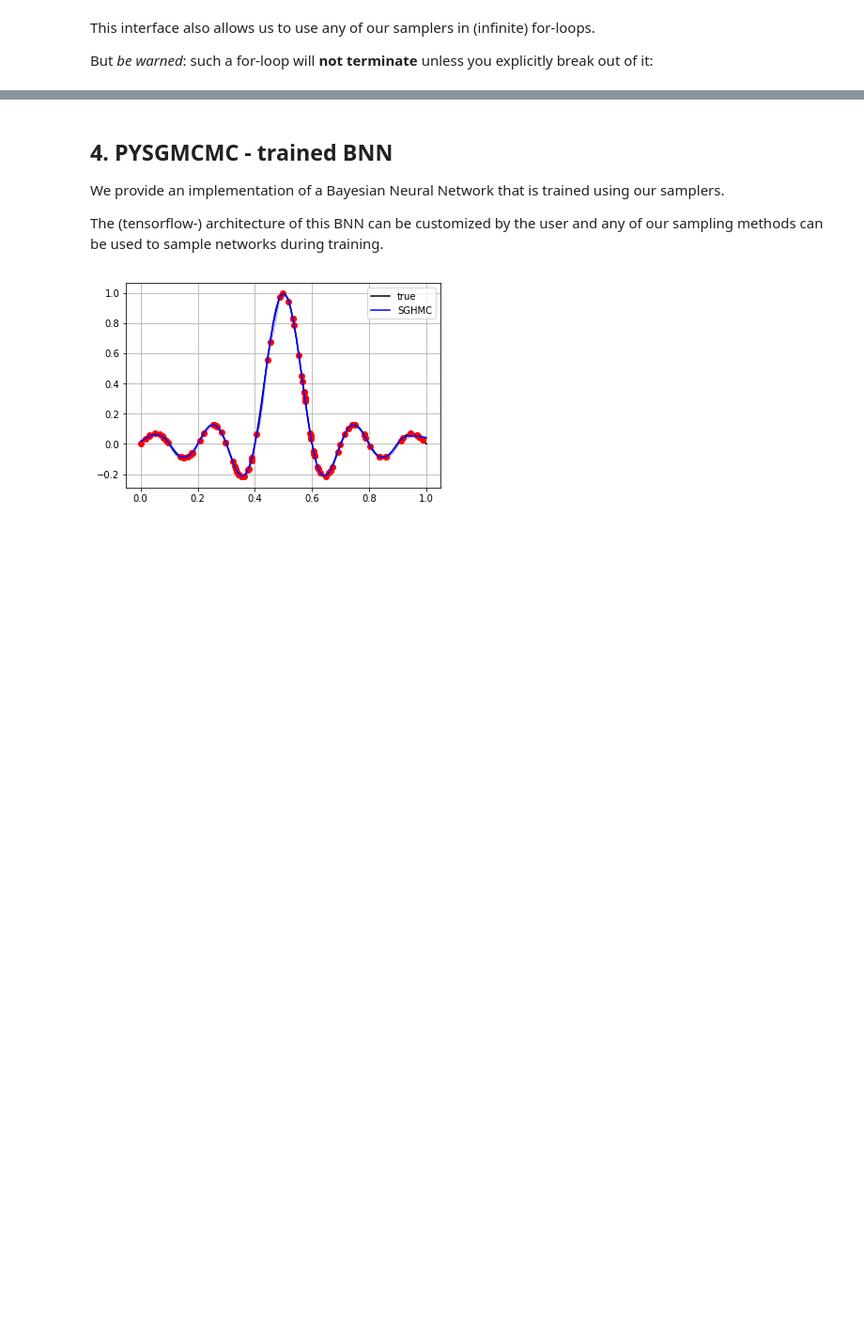
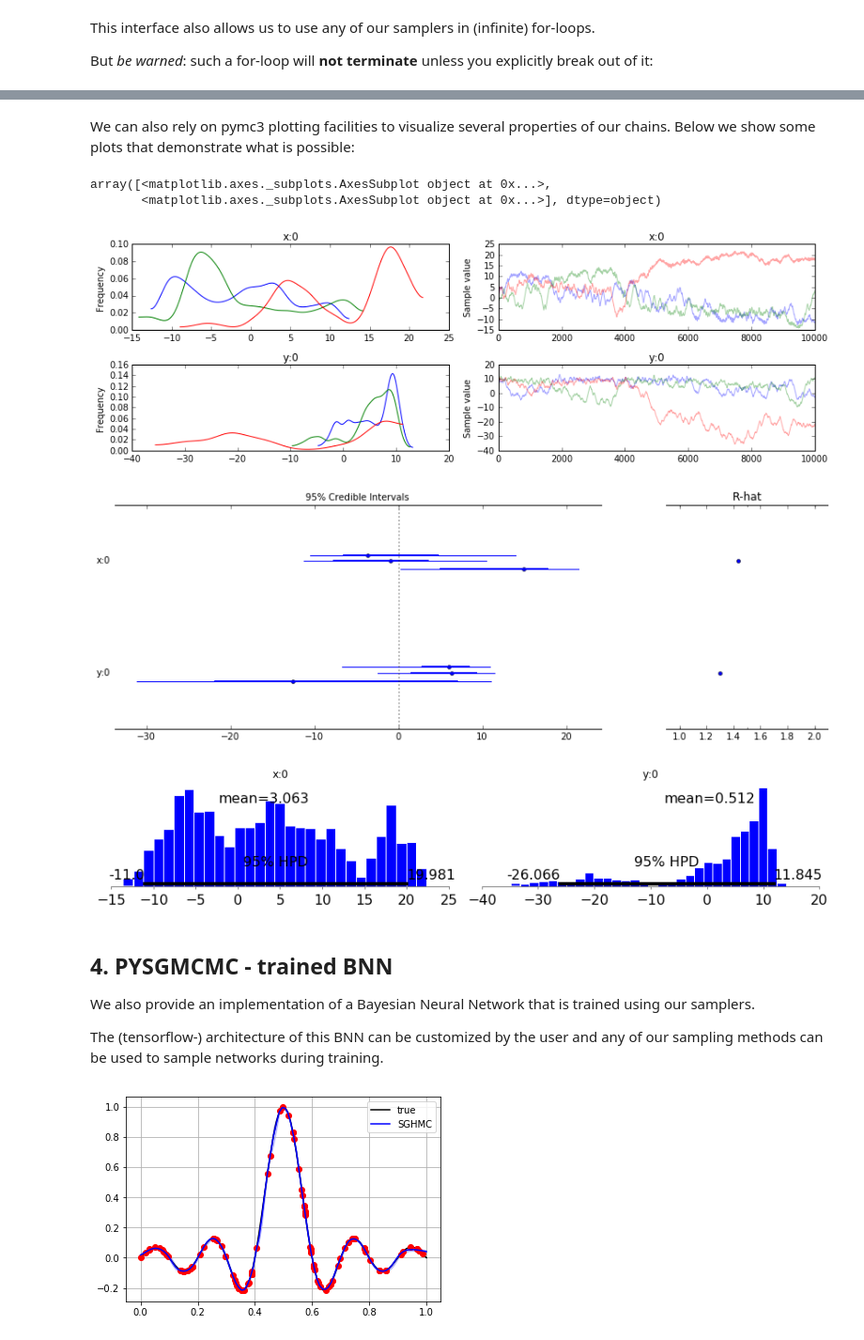
Before and after one commit to MFreidank/pysgmcmc, a Jupyter notebook: docs/source/notebooks/api_quickstart.ipynb, the cells around one changed output, grey strips where cells are left out. Shown at 94% size. Drawn from its saved outputs; the diff is of its cells as text; code cells hidden in the pictures; blank space fills up the shorter version.

```diff
--- a/docs/source/notebooks/api_quickstart.ipynb
+++ b/docs/source/notebooks/api_quickstart.ipynb
@@ -219,10 +272,31 @@ pymc3_multitrace(get_sampler, n_chains=2, samples_per_chain=100, parameter_names
     Examples
     ----------
     TODO ADD EXAMPLE
+# %% [markdown]
+We can also rely on pymc3 plotting facilities to visualize several properties of our chains. Below we show some plots that demonstrate what is possible:
+# %%
+from pymc3.plots import (
+    traceplot, autocorrplot, forestplot, plot_posterior
+)
+
+from pysgmcmc.diagnostics.sample_chains import pymc3_multitrace
+
+
+multitrace = pymc3_multitrace(get_sampler, n_chains=3, samples_per_chain=10000)
+traceplot(multitrace)
+autocorrplot(multitrace)
+forestplot(multitrace)
+plot_posterior(multitrace)
+# %% [output]
+array([<matplotlib.axes._subplots.AxesSubplot object at 0x...>,
+       <matplotlib.axes._subplots.AxesSubplot object at 0x...>], dtype=object)
+[figure, added]
+[figure, added]
+[figure, added]
 # %% [markdown]
 ## 4. PYSGMCMC - trained BNN
 
-We provide an implementation of a Bayesian Neural Network that is trained using our samplers.
+We also provide an implementation of a Bayesian Neural Network that is trained using our samplers.
 
 The (tensorflow-) architecture of this BNN can be customized by the user and any of our sampling methods can be used to sample networks during training.
 # %%
```
Also changed, not shown: parts of 5 cells of this notebook, 2 other files.
